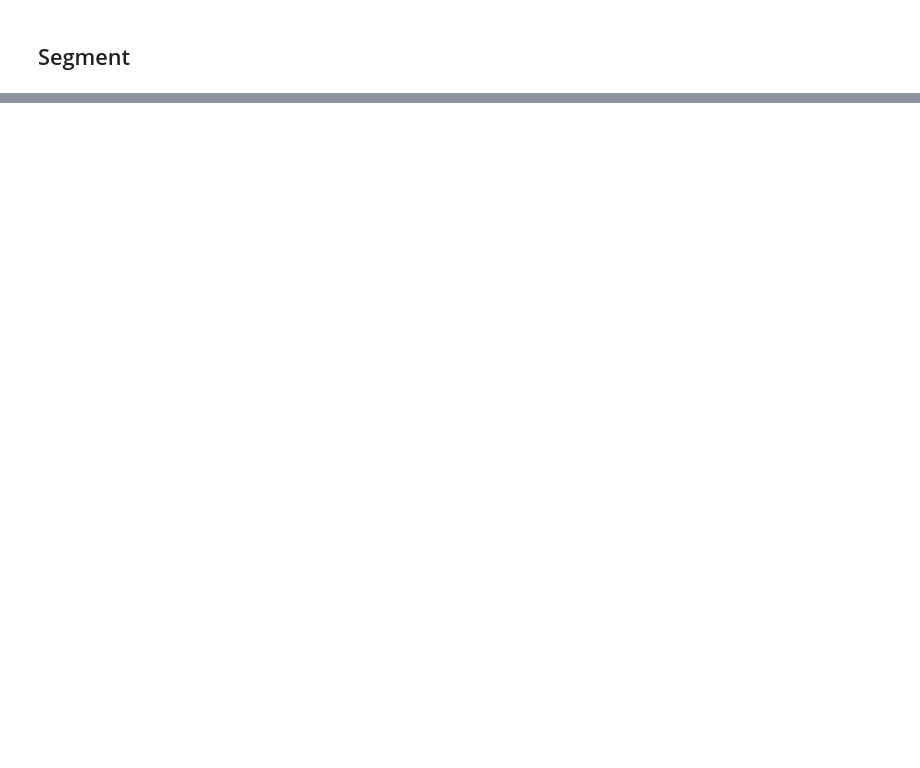
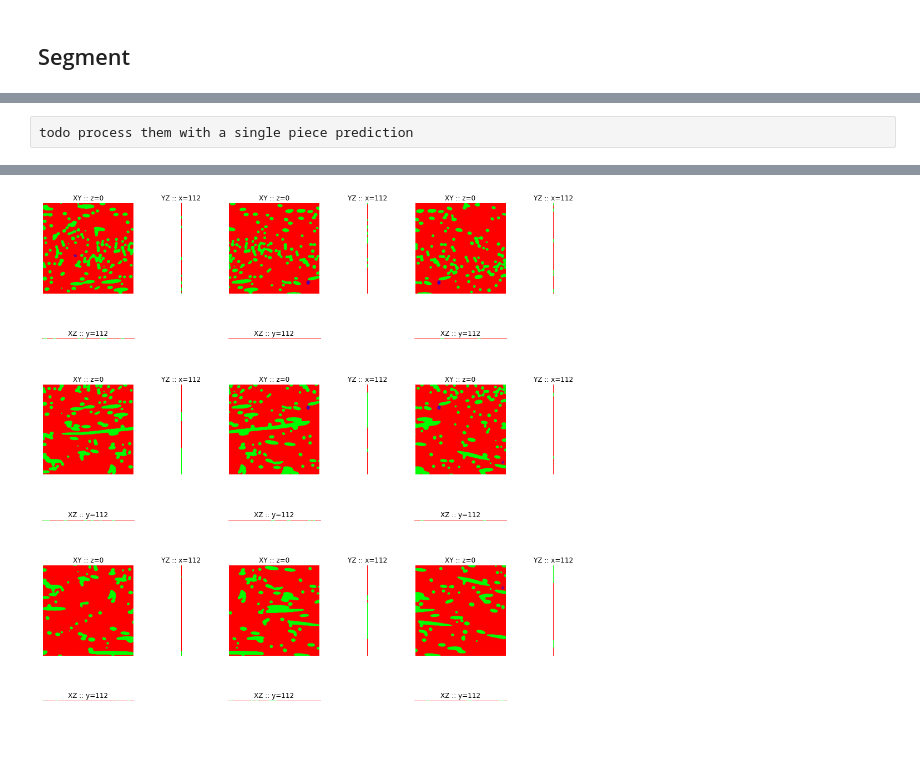
Before and after one commit to jpcbertoldo/tomo2seg, a Jupyter notebook: nbs/process-3d-crops.ipynb, the cells around one changed output, grey strips where cells are left out. Saved outputs shown, nothing was run; the diff lists cells and outputs as text; code cells hidden in the pictures; blank space fills up the shorter version.

```diff
--- a/nbs/process-3d-crops.ipynb
+++ b/nbs/process-3d-crops.ipynb
@@ -342,6 +391,0 @@ pred_crops.shape, pred_crops.dtype
-# %%
-ij_iterator = itertools.product(range(pred_crops.shape[0]), range(pred_crops.shape[1]))
-
-for i, j in ij_iterator:
-    proba_crops[i, j, :, :, :] = model.predict(crops[i, j, :, :].reshape(-1, crop_size, crop_size, 1) / 255)  # !!!!!!!!!!!!!!!!!!!!!!!!!!!!!!
-    pred_crops[i, j, :, :] = proba_crops[i, j, :, :].argmax(axis=-1)
@@ -520,0 +427,9 @@ ax.imshow(pred_slice, vmin=0, vmax=2, cmap=cm.gray)
+# %%
+proba_crops = np.empty(
+    proba_crops_target_shape := list(crops.shape) + [3],
+    dtype=np.float
+)
+pred_crops = np.empty_like(crops)
+
+logger.debug(f"{proba_crops.shape=} {proba_crops.dtype=}")
+logger.debug(f"{pred_crops.shape=} {pred_crops.dtype=}")
@@ -520,0 +442,12 @@ ax.imshow(pred_slice, vmin=0, vmax=2, cmap=cm.gray)
+# %%
+ijk_iterator = list(itertools.product(*tuple(range(n_steps[dim]) for dim in range(3))))
+logger.debug(f"{len(ijk_iterator)=}")
+
+target_probas_shape = list(crop_shape) + [crop_probas_modelout.shape[-1]]
+
+for i, j, k in pbar(ijk_iterator):
+    model_in = crops[i, j, k].reshape(1, crop_shape[0], crop_shape[1], 1) / 255
+    model_out = model.predict(model_in)
+
+    proba_crops[i, j, k] = model_out.reshape(target_probas_shape)
+    pred_crops[i, j, k] = proba_crops[i, j, k].argmax(axis=-1)
@@ -520,0 +458,18 @@ ax.imshow(pred_slice, vmin=0, vmax=2, cmap=cm.gray)
+# %% [raw]
+todo process them with a single piece prediction
+# %%
+fig, axs = one_slice_crops_subplots(3)
+
+logger.setLevel(logging.INFO)
+
+for i, j, k in itertools.product(range(n_steps[0]), range(n_steps[1]), range(1)):
+    logger.debug(f"{i, j, k=}")
+
+    ortho_plot_axs = axs[i * 2:(i + 1) * 2, j * 2:(j + 1) * 2]
+    probas_crop3d = proba_crops[i, j, k]
+
+    viz.plot_orthogonal_slices(ortho_plot_axs, probas_crop3d, is_color=True)
+
+logger.setLevel(logging.DEBUG)
+logger.debug(f"{probas_crop3d.shape=}")
+# %% [output]
@@ -520,0 +478 @@ ax.imshow(pred_slice, vmin=0, vmax=2, cmap=cm.gray)
+[figure, added]
```
Also changed, not shown: parts of 70 cells of this notebook, 3 other files.
